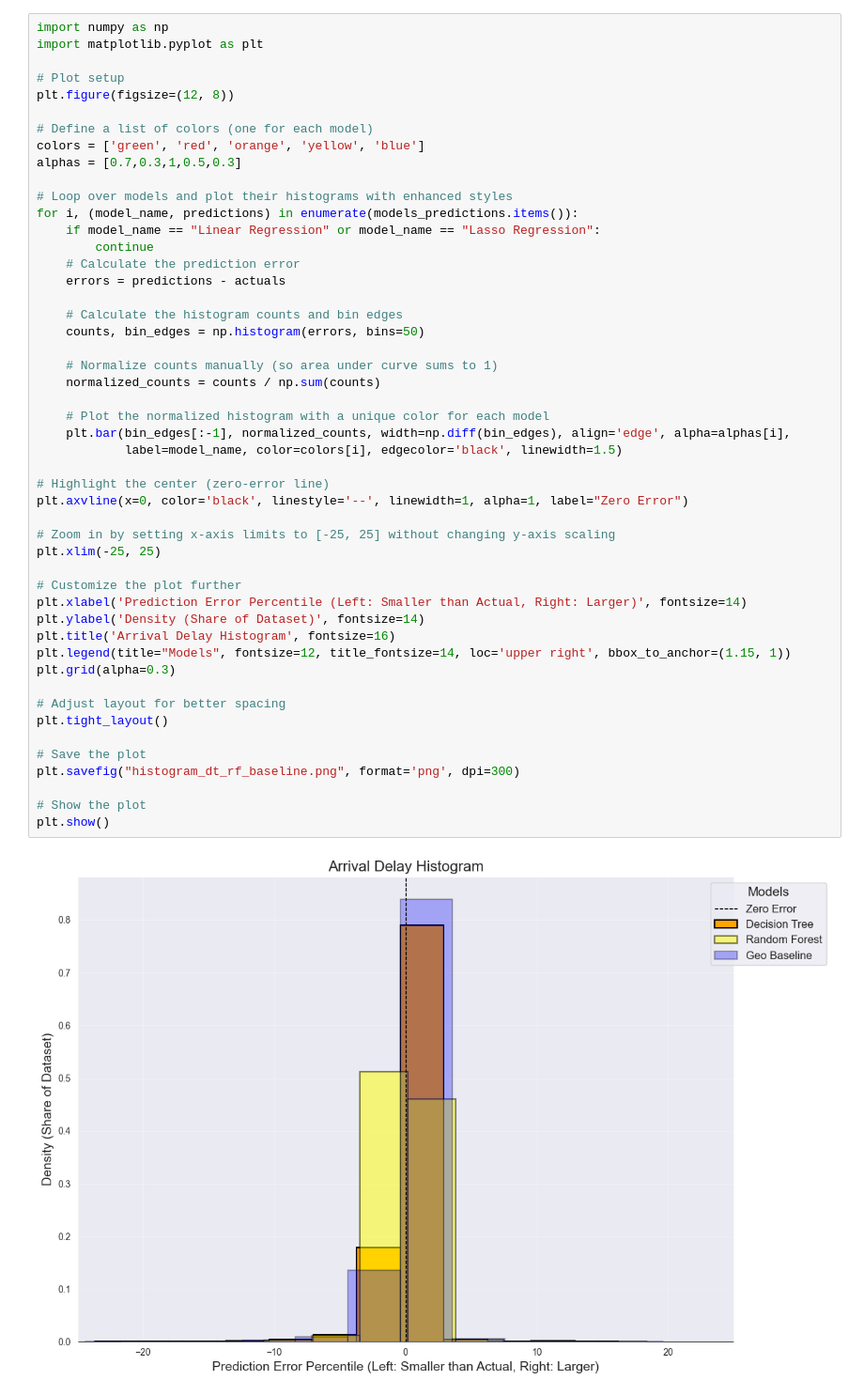
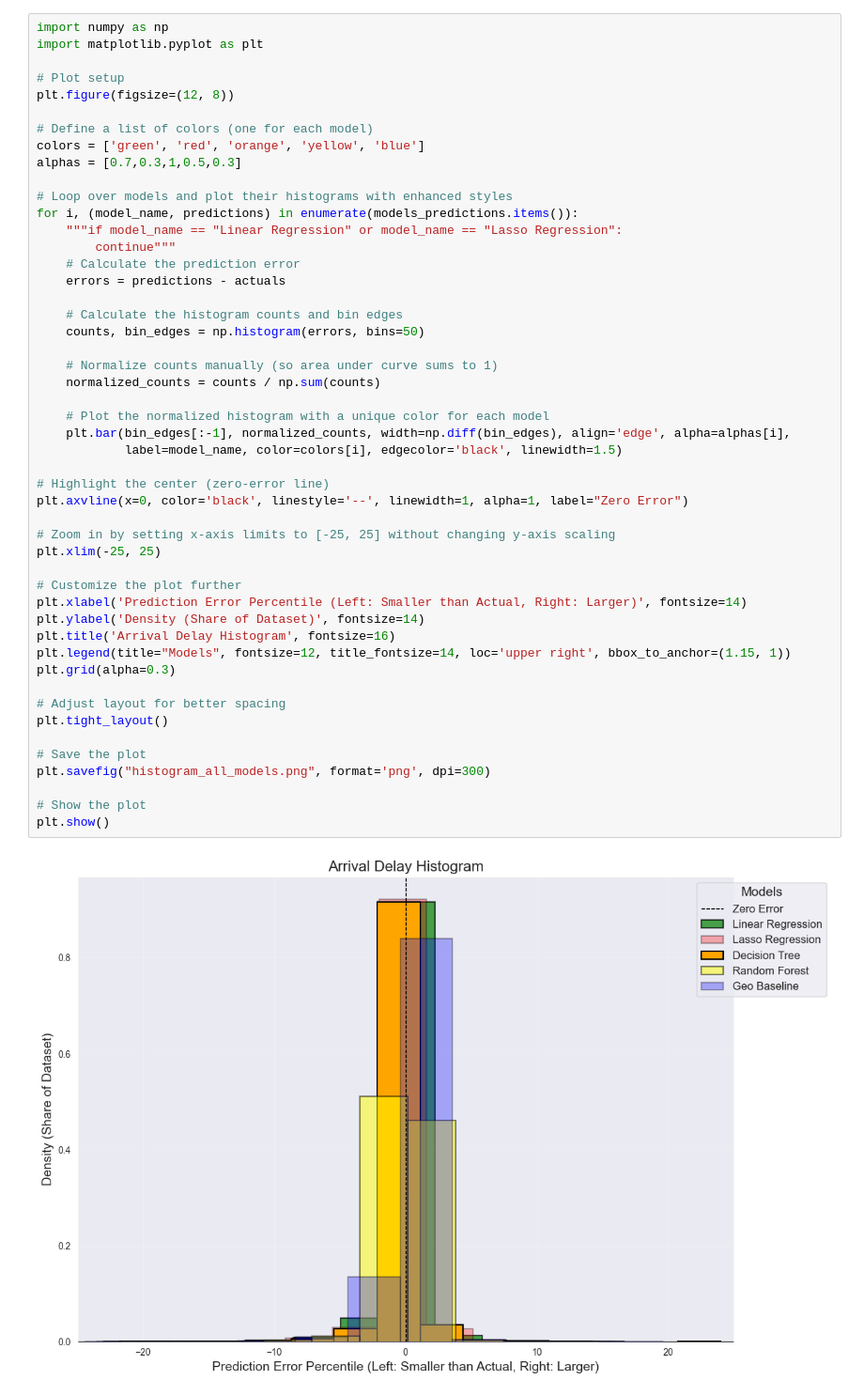
Before and after one commit to Tu2-prog/DM-Project, a Jupyter notebook: jupiter_notebooks/histograms.ipynb, the cells around one changed output. Shown at 94% size. Cells and saved outputs as stored; diff of their text form.

```diff
--- a/jupiter_notebooks/histograms.ipynb
+++ b/jupiter_notebooks/histograms.ipynb
@@ -177,8 +177,8 @@ alphas = [0.7,0.3,1,0.5,0.3]
 
 # Loop over models and plot their histograms with enhanced styles
 for i, (model_name, predictions) in enumerate(models_predictions.items()):
-    if model_name == "Linear Regression" or model_name == "Lasso Regression":
-        continue
+    """if model_name == "Linear Regression" or model_name == "Lasso Regression":
+        continue"""
     # Calculate the prediction error
     errors = predictions - actuals
 
@@ -186,32 +186,32 @@ for i, (model_name, predictions) in enumerate(models_predictions.items()):
     counts, bin_edges = np.histogram(errors, bins=50)
 
     # Normalize counts manually (so area under curve sums to 1)
     normalized_counts = counts / np.sum(counts)
 
     # Plot the normalized histogram with a unique color for each model
     plt.bar(bin_edges[:-1], normalized_counts, width=np.diff(bin_edges), align='edge', alpha=alphas[i],
             label=model_name, color=colors[i], edgecolor='black', linewidth=1.5)
 
 # Highlight the center (zero-error line)
 plt.axvline(x=0, color='black', linestyle='--', linewidth=1, alpha=1, label="Zero Error")
 
 # Zoom in by setting x-axis limits to [-25, 25] without changing y-axis scaling
 plt.xlim(-25, 25)
 
 # Customize the plot further
 plt.xlabel('Prediction Error Percentile (Left: Smaller than Actual, Right: Larger)', fontsize=14)
 plt.ylabel('Density (Share of Dataset)', fontsize=14)
 plt.title('Arrival Delay Histogram', fontsize=16)
 plt.legend(title="Models", fontsize=12, title_fontsize=14, loc='upper right', bbox_to_anchor=(1.15, 1))
 plt.grid(alpha=0.3)
 
 # Adjust layout for better spacing
 plt.tight_layout()
 
 # Save the plot
-plt.savefig("histogram_dt_rf_baseline.png", format='png', dpi=300)
+plt.savefig("histogram_all_models.png", format='png', dpi=300)
 
 # Show the plot
 plt.show()
 # %% [output]
-[figure, old version]
+[figure, new version]
```
Also changed, not shown: parts of 9 cells of this notebook.
